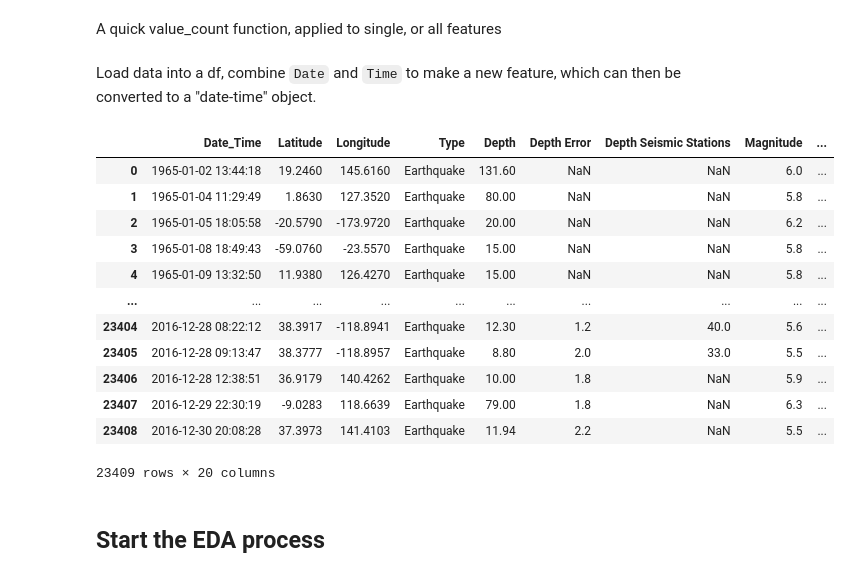
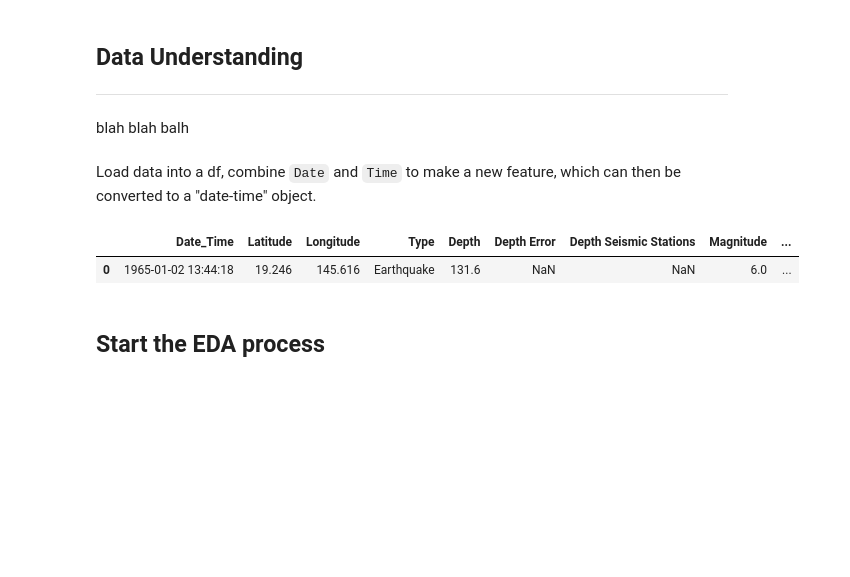
Before and after one commit to theobigdog/On-Shaky-Ground---Earthquakes-in-Asia, a Jupyter notebook: Flatiron Capstone - Earthquake Prediction.ipynb, the cells around one changed output. Drawn from its saved outputs; the diff is of its cells as text; code cells hidden in the pictures; blank space fills up the shorter version.

```diff
--- a/Flatiron Capstone - Earthquake Prediction.ipynb
+++ b/Flatiron Capstone - Earthquake Prediction.ipynb
@@ -13 +13,5 @@ Formed in 2009, The Earthquake Disaster Assistance Team (EDAT) is an internation
+# %% [markdown]
+## Data Understanding
+---
+blah blah balh
 # %%
@@ -23,5 +28,3 @@ from statsmodels.tsa.stattools import acf, pacf
 from statsmodels.graphics.tsaplots import plot_acf, plot_pacf
 from statsmodels.tsa.statespace.sarimax import SARIMAX
 import itertools
-# %% [markdown]
-A quick value_count function, applied to single, or all features
@@ -42,31 +33,21 @@ Load data into a df, combine `Date` and `Time` to make a new feature, which can
 # %%
 df = pd.read_csv('data/Significant_Earthquakes_1965-2016.csv')
 
 df['Date_Time'] = df['Date'] + ' ' + df['Time']
 df_dt = df.drop('Date', axis=1).drop('Time', axis=1)
 dt = df_dt['Date_Time']
 df_dt.drop('Date_Time', axis=1, inplace=True)
 df_dt = pd.concat([dt, df_dt], axis=1)
 
 #Rows 3378, 7512, 20650 have date-times in a different format, so we'll drop them.
 df_dt.drop([3378,7512,20650], inplace=True)
 
 df_dt['Date_Time'] = pd.to_datetime(df_dt['Date_Time'])
 df_dt.reset_index(drop=True)
+df_dt.head(1)
 # %% [output]
 |  | Date_Time | Latitude | Longitude | Type | Depth | Depth Error | Depth Seismic Stations | Magnitude | ... |
-| 0 | 1965-01-02 13:44:18 | 19.2460 | 145.6160 | Earthquake | 131.60 | NaN | NaN | 6.0 | ... |
-| 1 | 1965-01-04 11:29:49 | 1.8630 | 127.3520 | Earthquake | 80.00 | NaN | NaN | 5.8 | ... |
-| 2 | 1965-01-05 18:05:58 | -20.5790 | -173.9720 | Earthquake | 20.00 | NaN | NaN | 6.2 | ... |
-| 3 | 1965-01-08 18:49:43 | -59.0760 | -23.5570 | Earthquake | 15.00 | NaN | NaN | 5.8 | ... |
-| 4 | 1965-01-09 13:32:50 | 11.9380 | 126.4270 | Earthquake | 15.00 | NaN | NaN | 5.8 | ... |
-| ... | ... | ... | ... | ... | ... | ... | ... | ... | ... |
-| 23404 | 2016-12-28 08:22:12 | 38.3917 | -118.8941 | Earthquake | 12.30 | 1.2 | 40.0 | 5.6 | ... |
-| 23405 | 2016-12-28 09:13:47 | 38.3777 | -118.8957 | Earthquake | 8.80 | 2.0 | 33.0 | 5.5 | ... |
-| 23406 | 2016-12-28 12:38:51 | 36.9179 | 140.4262 | Earthquake | 10.00 | 1.8 | NaN | 5.9 | ... |
-| 23407 | 2016-12-29 22:30:19 | -9.0283 | 118.6639 | Earthquake | 79.00 | 1.8 | NaN | 6.3 | ... |
-| 23408 | 2016-12-30 20:08:28 | 37.3973 | 141.4103 | Earthquake | 11.94 | 2.2 | NaN | 5.5 | ... |
+| 0 | 1965-01-02 13:44:18 | 19.246 | 145.616 | Earthquake | 131.6 | NaN | NaN | 6.0 | ... |
-23409 rows × 20 columns
 # %% [markdown]
 ## Start the EDA process
 # %%
```
Also changed, not shown: parts of 109 cells of this notebook, 1 other file.
